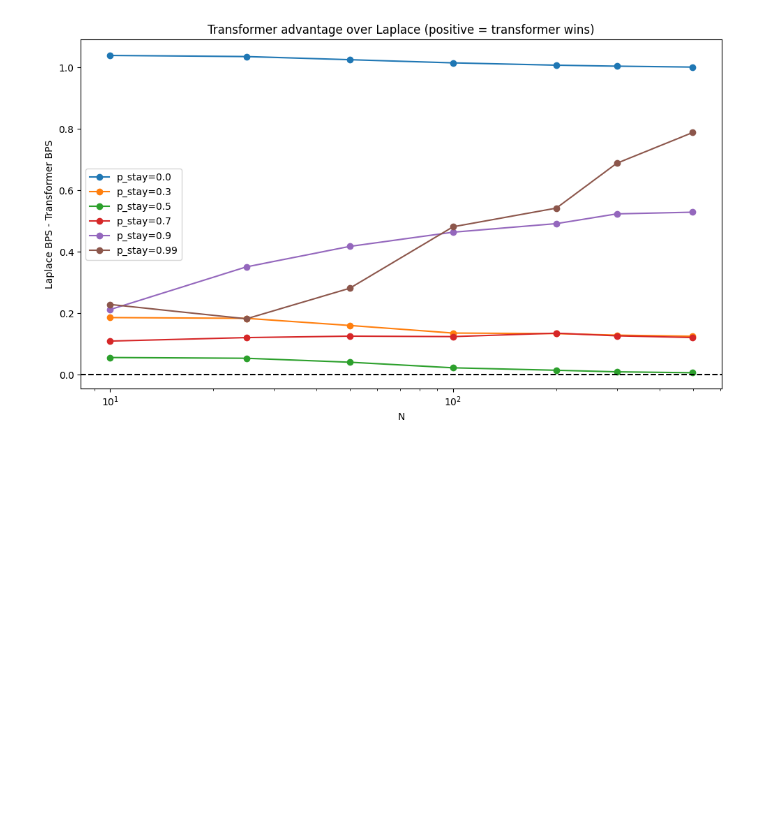
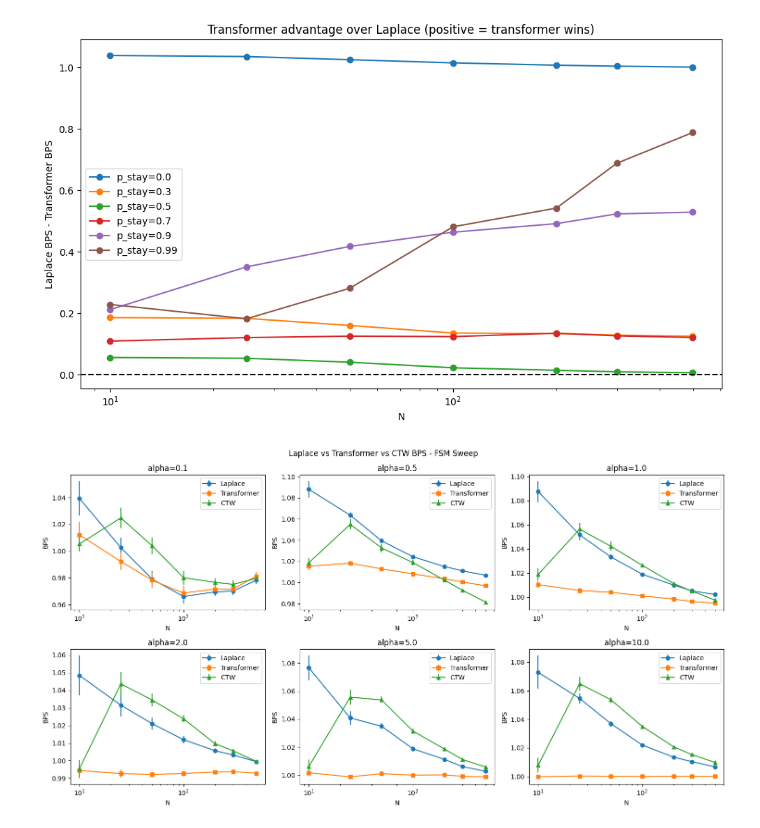
Before and after one commit to Danvu772/transformer_compression, a Jupyter notebook: notebooks/plots.ipynb, the cells around one changed output. Saved outputs shown, nothing was run; the diff lists cells and outputs as text; code cells hidden in the pictures; blank space fills up the shorter version.

```diff
--- a/notebooks/plots.ipynb
+++ b/notebooks/plots.ipynb
@@ -175,49 +175,32 @@ for alpha in alpha_sweep:
 
 # Plot 1: Grid of subplots
 fig, axes = plt.subplots(2, 3, figsize=(15, 8))
 axes = axes.flatten()
 
 for idx, alpha in enumerate(alpha_sweep):
     ax = axes[idx]
     data = all_data[alpha][alpha]
     n_trials = 100
 
     laplace_means = [data[N]['laplace'][0] for N in N_values]
     transformer_means = [data[N]['transformer'][0] for N in N_values]
     ctw_means = [data[N]['ctw'][0] for N in N_values]
 
     laplace_stds = [data[N]['laplace'][1] / np.sqrt(n_trials) for N in N_values]
     transformer_stds = [data[N]['transformer'][1] / np.sqrt(n_trials) for N in N_values]
     ctw_stds = [data[N]['ctw'][1] / np.sqrt(n_trials) for N in N_values]
 
     ax.errorbar(N_values, laplace_means, yerr=laplace_stds, label='Laplace', marker='o')
     ax.errorbar(N_values, transformer_means, yerr=transformer_stds, label='Transformer', marker='s')
     ax.errorbar(N_values, ctw_means, yerr=ctw_stds, label='CTW', marker='^')
     ax.set_xscale('log')
     ax.set_title(f'alpha={alpha}')
     ax.set_xlabel('N')
     ax.set_ylabel('BPS')
     ax.legend()
 
 plt.suptitle('Laplace vs Transformer vs CTW BPS - FSM Sweep')
 plt.tight_layout()
 plt.show()
-
-# Plot 2: Advantage plot
-fig, ax = plt.subplots(figsize=(10, 6))
-
-for alpha in alpha_sweep:
-    data = all_data[alpha][alpha]
-    laplace_advantage = [data[N]['laplace'][0] - data[N]['transformer'][0] for N in N_values]
-    ctw_advantage = [data[N]['ctw'][0] - data[N]['transformer'][0] for N in N_values]
-    ax.plot(N_values, laplace_advantage, marker='o', label=f'Laplace-Transformer α={alpha}')
-    ax.plot(N_values, ctw_advantage, marker='^', linestyle='--', label=f'CTW-Transformer α={alpha}')
-
-ax.axhline(y=0, color='black', linestyle='--')
-ax.set_xscale('log')
-ax.set_xlabel('N')
-ax.set_ylabel('Other BPS - Transformer BPS')
-ax.set_title('Transformer advantage (positive = transformer wins)')
-ax.legend(fontsize=7)
-plt.tight_layout()
-plt.show()
+# %% [output]
+[figure, added]
```
Also changed, not shown: 4 other files.
